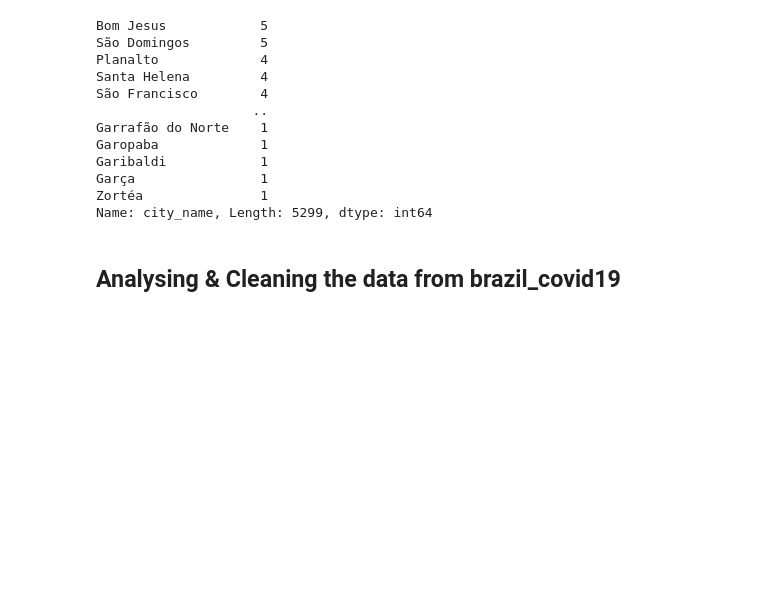
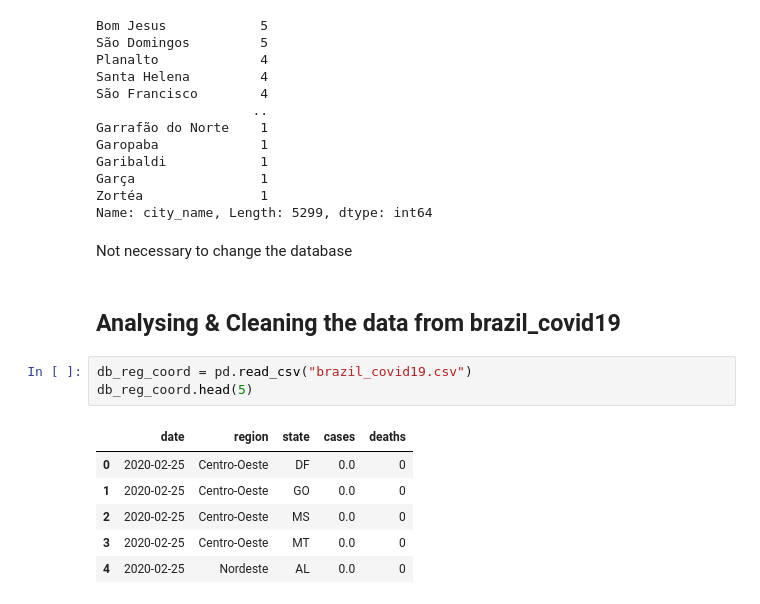
Before and after one commit to LuisFelipeTs/Data_Science_And_Analytics, a Jupyter notebook: Covid_Study(ML + SQL)/Data_Cleaning_&_analysing.ipynb, the cells around one changed output. Saved outputs shown, nothing was run; the diff lists cells and outputs as text; blank space fills up the shorter version.

```diff
--- a/Covid_Study(ML + SQL)/Data_Cleaning_&_analysing.ipynb
+++ b/Covid_Study(ML + SQL)/Data_Cleaning_&_analysing.ipynb
@@ -61,5 +61,17 @@ Garibaldi            1
 Garça                1
 Zortéa               1
 Name: city_name, Length: 5299, dtype: int64
+# %% [markdown]
+Not necessary to change the database
 # %% [markdown]
 ## Analysing & Cleaning the data from brazil_covid19
+# %%
+db_reg_coord = pd.read_csv("brazil_covid19.csv")
+db_reg_coord.head(5)
+# %% [output]
+|  | date | region | state | cases | deaths |
+| 0 | 2020-02-25 | Centro-Oeste | DF | 0.0 | 0 |
+| 1 | 2020-02-25 | Centro-Oeste | GO | 0.0 | 0 |
+| 2 | 2020-02-25 | Centro-Oeste | MS | 0.0 | 0 |
+| 3 | 2020-02-25 | Centro-Oeste | MT | 0.0 | 0 |
+| 4 | 2020-02-25 | Nordeste | AL | 0.0 | 0 |
```
Also changed, not shown: parts of 8 cells of this notebook.
